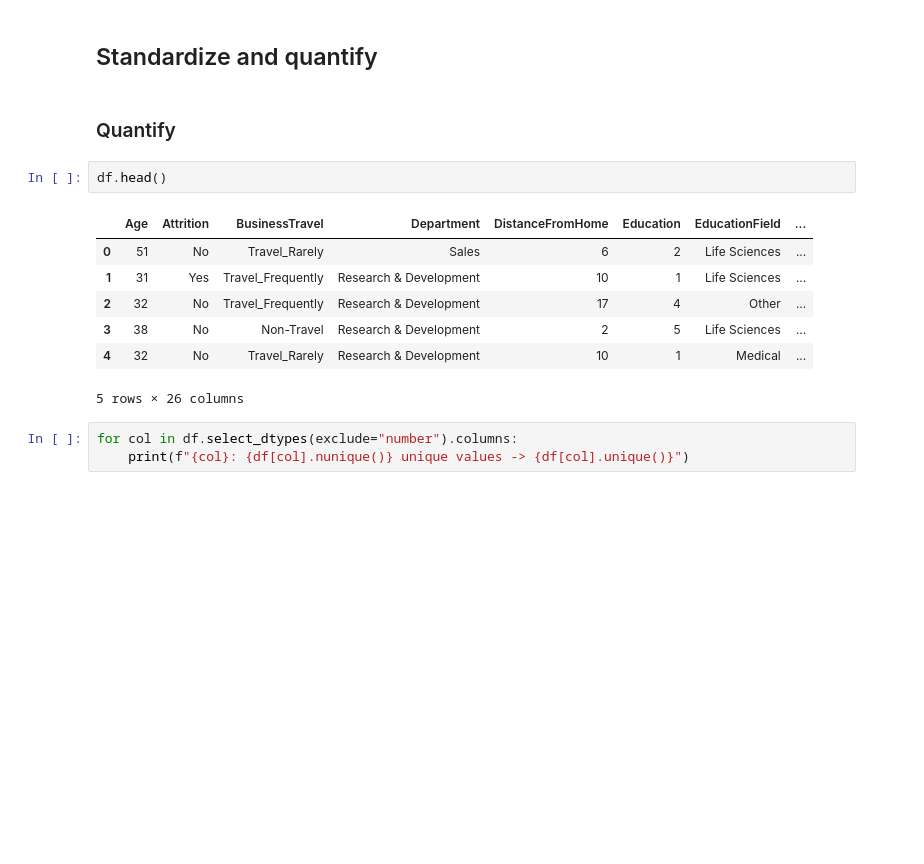
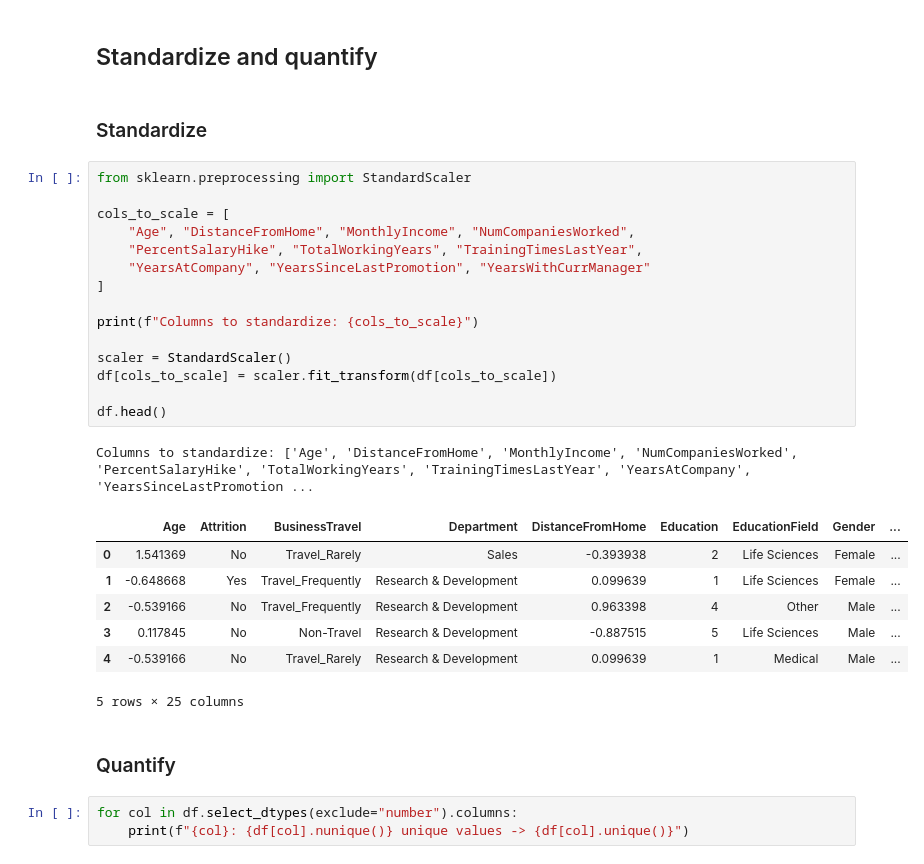
Before and after one commit to Ilyass1309/employee-attrition-prediction, a Jupyter notebook: attrition_analysis.ipynb, the cells around one changed output. Saved outputs shown, nothing was run; the diff lists cells and outputs as text; blank space fills up the shorter version.

```diff
--- a/attrition_analysis.ipynb
+++ b/attrition_analysis.ipynb
@@ -190,17 +198,33 @@ PerformanceRating: 678 outliers (min=3, max=4)
 # %% [markdown]
 ## Standardize and quantify
 # %% [markdown]
-### Quantify
+### Standardize
 # %%
+from sklearn.preprocessing import StandardScaler
+
+cols_to_scale = [
+    "Age", "DistanceFromHome", "MonthlyIncome", "NumCompaniesWorked",
+    "PercentSalaryHike", "TotalWorkingYears", "TrainingTimesLastYear",
+    "YearsAtCompany", "YearsSinceLastPromotion", "YearsWithCurrManager"
+]
+
+print(f"Columns to standardize: {cols_to_scale}")
+
+scaler = StandardScaler()
+df[cols_to_scale] = scaler.fit_transform(df[cols_to_scale])
+
 df.head()
 # %% [output]
+Columns to standardize: ['Age', 'DistanceFromHome', 'MonthlyIncome', 'NumCompaniesWorked', 'PercentSalaryHike', 'TotalWorkingYears', 'TrainingTimesLastYear', 'YearsAtCompany', 'YearsSinceLastPromotion ...
-|  | Age | Attrition | BusinessTravel | Department | DistanceFromHome | Education | EducationField | ... |
-| 0 | 51 | No | Travel_Rarely | Sales | 6 | 2 | Life Sciences | ... |
-| 1 | 31 | Yes | Travel_Frequently | Research & Development | 10 | 1 | Life Sciences | ... |
-| 2 | 32 | No | Travel_Frequently | Research & Development | 17 | 4 | Other | ... |
-| 3 | 38 | No | Non-Travel | Research & Development | 2 | 5 | Life Sciences | ... |
-| 4 | 32 | No | Travel_Rarely | Research & Development | 10 | 1 | Medical | ... |
+|  | Age | Attrition | BusinessTravel | Department | DistanceFromHome | Education | EducationField | Gender | ... |
+| 0 | 1.541369 | No | Travel_Rarely | Sales | -0.393938 | 2 | Life Sciences | Female | ... |
+| 1 | -0.648668 | Yes | Travel_Frequently | Research & Development | 0.099639 | 1 | Life Sciences | Female | ... |
+| 2 | -0.539166 | No | Travel_Frequently | Research & Development | 0.963398 | 4 | Other | Male | ... |
+| 3 | 0.117845 | No | Non-Travel | Research & Development | -0.887515 | 5 | Life Sciences | Male | ... |
+| 4 | -0.539166 | No | Travel_Rarely | Research & Development | 0.099639 | 1 | Medical | Male | ... |
-5 rows × 26 columns
+5 rows × 25 columns
+# %% [markdown]
+### Quantify
 # %%
 for col in df.select_dtypes(exclude="number").columns:
     print(f"{col}: {df[col].nunique()} unique values -> {df[col].unique()}")
```
Also changed, not shown: parts of 4 cells of this notebook.
